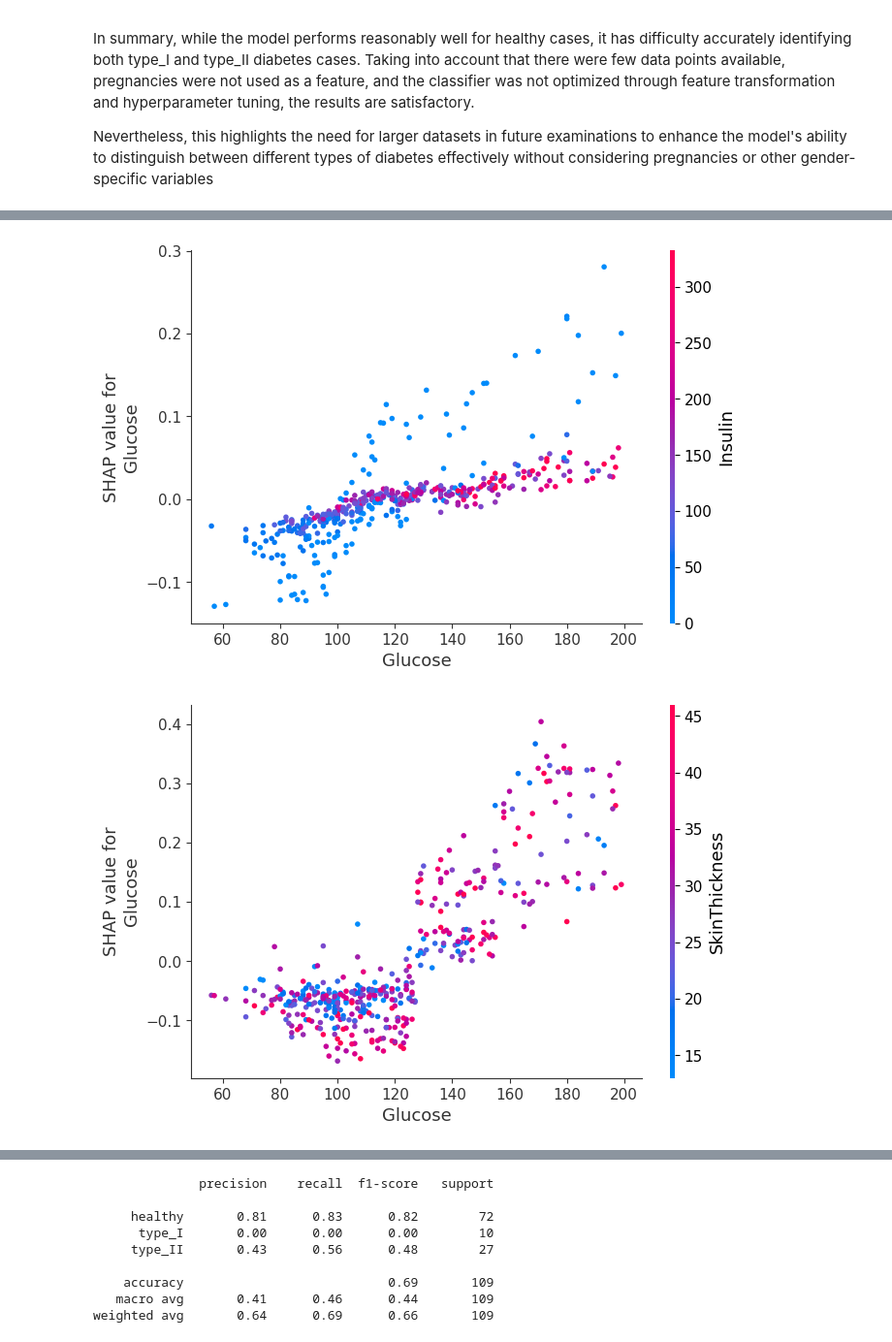
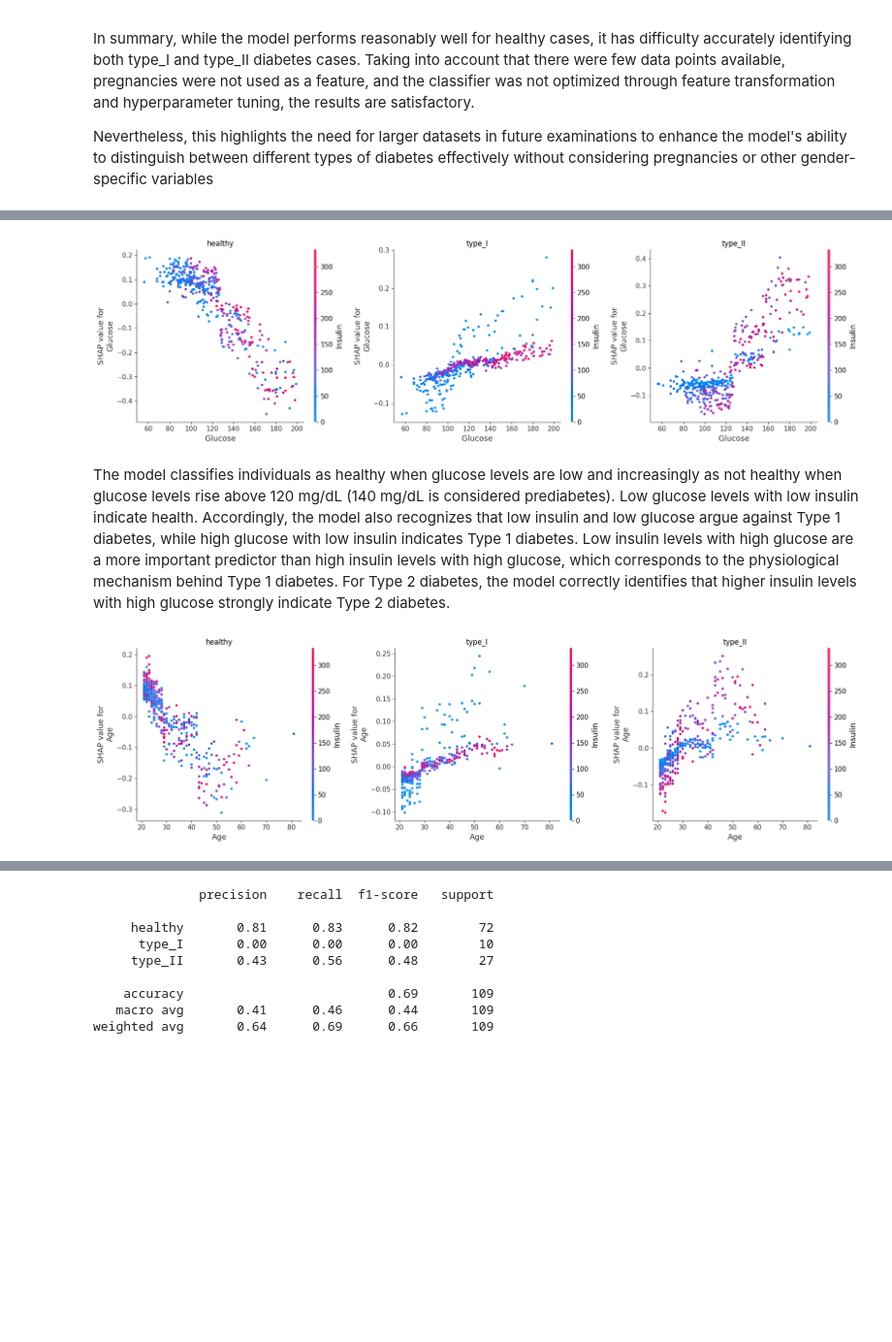
Before and after one commit to gaubeprivat/DataSc_predict_explain_diabetes, a Jupyter notebook: 02_prediction_evaluation.ipynb, the cells around one changed output, grey strips where cells are left out. Shown at 97% size. Saved outputs shown, nothing was run; the diff lists cells and outputs as text; code cells hidden in the pictures; blank space fills up the shorter version.

Commit message:
Further exploration of feature importance with dependency plots and added explanation

```diff
--- a/02_prediction_evaluation.ipynb
+++ b/02_prediction_evaluation.ipynb
@@ -111,9 +114,36 @@ plt.show()
+# %%
+def plot_shap_dependence(model, shap_values, X_train, feature, interaction_feature):
+    """
+    Create a 1x3 subplot of SHAP dependence plots for a given feature and interaction feature.
+
+    Parameters:
+    model: The trained model.
+    shap_values (list of np.ndarray): List of SHAP values for each class.
+    X_train (pd.DataFrame): Training data.
+    feature (str): The feature to plot.
+    interaction_feature (str): The interaction feature to plot.
+    """
+    # Get the class labels from the model
+    class_labels = model.classes_
+
+    # Create a 1x3 subplot
+    fig, axs = plt.subplots(1, 3, figsize=(18, 5))
+
+    # Iterate over the classes to create subplots
+    for i in range(3):
+        shap.dependence_plot(feature, shap_values[i], X_train, interaction_index=interaction_feature, ax=axs[i], show=False)
+        axs[i].set_title(class_labels[i])
+
+    # Display the plot
+    plt.tight_layout()
+    plt.show()
+# %%
+plot_shap_dependence(rf_model, shap_values, X_train, "Glucose", "Insulin")
+# %% [output]
+[figure, added]
+# %% [markdown]
+The model classifies individuals as healthy when glucose levels are low and increasingly as not healthy when glucose levels rise above 120 mg/dL (140 mg/dL is considered prediabetes). Low glucose levels with low insulin indicate health. Accordingly, the model also recognizes that low insulin and low glucose argue against Type 1 diabetes, while high glucose with low insulin indicates Type 1 diabetes. Low insulin levels with high glucose are a more important predictor than high insulin levels with high glucose, which corresponds to the physiological mechanism behind Type 1 diabetes. For Type 2 diabetes, the model correctly identifies that higher insulin levels with high glucose strongly indicate Type 2 diabetes.
 # %%
-shap.dependence_plot("Glucose", shap_values[1], X_train)
-plt.show()
+plot_shap_dependence(rf_model, shap_values, X_train, "Age", "Insulin")
 # %% [output]
-[figure, old version]
+[figure, new version]
-# %%
-shap.dependence_plot("Glucose", shap_values[2], X_train)
-# %% [output]
-[figure, removed]
```
Also changed, not shown: parts of 14 cells of this notebook.
